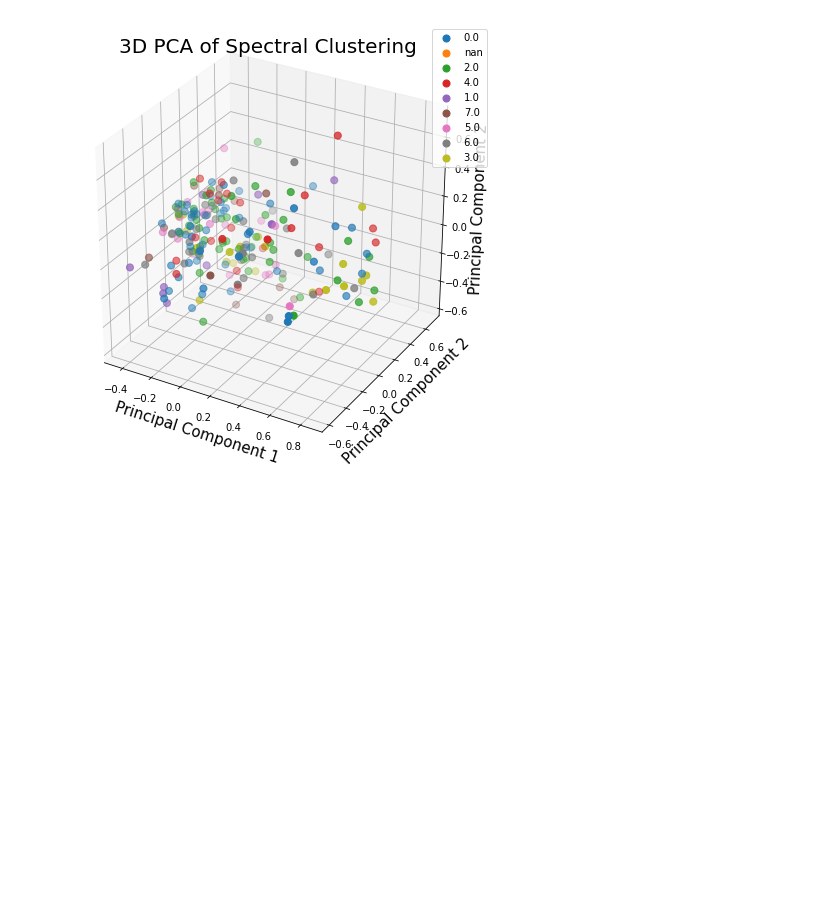
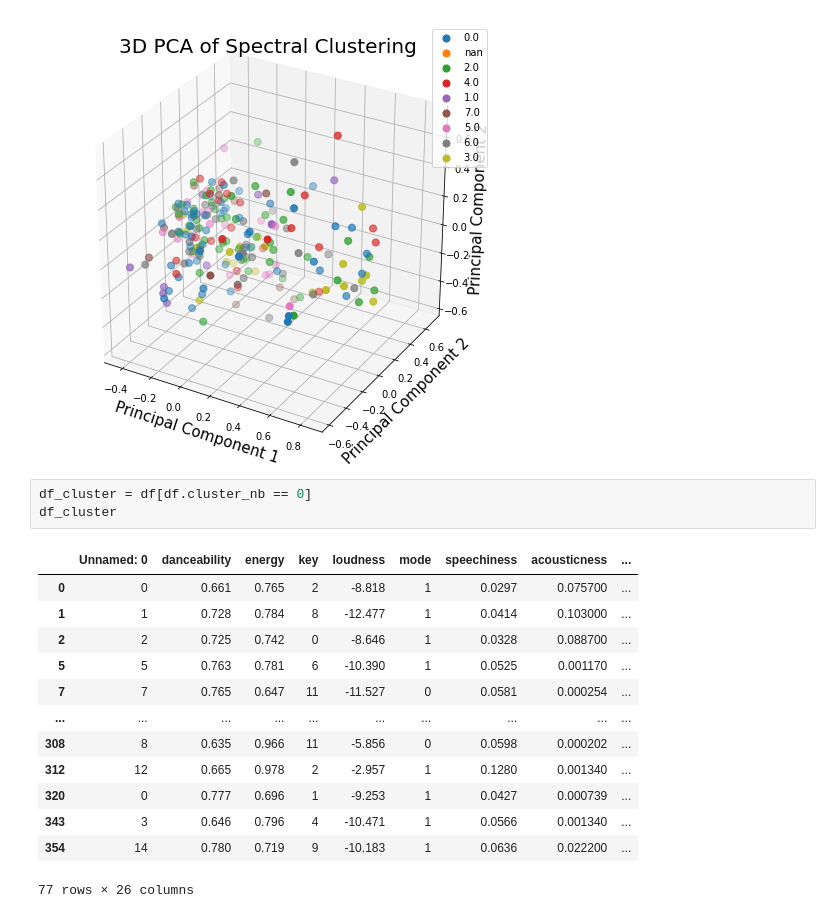
Before and after one commit to GabrieldeBlois/GraphsAndMatching, a Jupyter notebook: src/Project.ipynb, the cells around one changed output. Drawn from its saved outputs; the diff is of its cells as text; blank space fills up the shorter version.

Commit message:
Adding cluster visualization

```diff
--- a/src/Project.ipynb
+++ b/src/Project.ipynb
@@ -389,3 +389,20 @@ Percentage of the representation of the data with three components: 78.72%
 [figure]
 [figure]
 [figure]
+# %%
+df_cluster = df[df.cluster_nb == 0]
+df_cluster
+# %% [output]
+|  | Unnamed: 0 | danceability | energy | key | loudness | mode | speechiness | acousticness | ... |
+| 0 | 0 | 0.661 | 0.765 | 2 | -8.818 | 1 | 0.0297 | 0.075700 | ... |
+| 1 | 1 | 0.728 | 0.784 | 8 | -12.477 | 1 | 0.0414 | 0.103000 | ... |
+| 2 | 2 | 0.725 | 0.742 | 0 | -8.646 | 1 | 0.0328 | 0.088700 | ... |
+| 5 | 5 | 0.763 | 0.781 | 6 | -10.390 | 1 | 0.0525 | 0.001170 | ... |
+| 7 | 7 | 0.765 | 0.647 | 11 | -11.527 | 0 | 0.0581 | 0.000254 | ... |
+| ... | ... | ... | ... | ... | ... | ... | ... | ... | ... |
+| 308 | 8 | 0.635 | 0.966 | 11 | -5.856 | 0 | 0.0598 | 0.000202 | ... |
+| 312 | 12 | 0.665 | 0.978 | 2 | -2.957 | 1 | 0.1280 | 0.001340 | ... |
+| 320 | 0 | 0.777 | 0.696 | 1 | -9.253 | 1 | 0.0427 | 0.000739 | ... |
+| 343 | 3 | 0.646 | 0.796 | 4 | -10.471 | 1 | 0.0566 | 0.001340 | ... |
+| 354 | 14 | 0.780 | 0.719 | 9 | -10.183 | 1 | 0.0636 | 0.022200 | ... |
+77 rows × 26 columns
```
